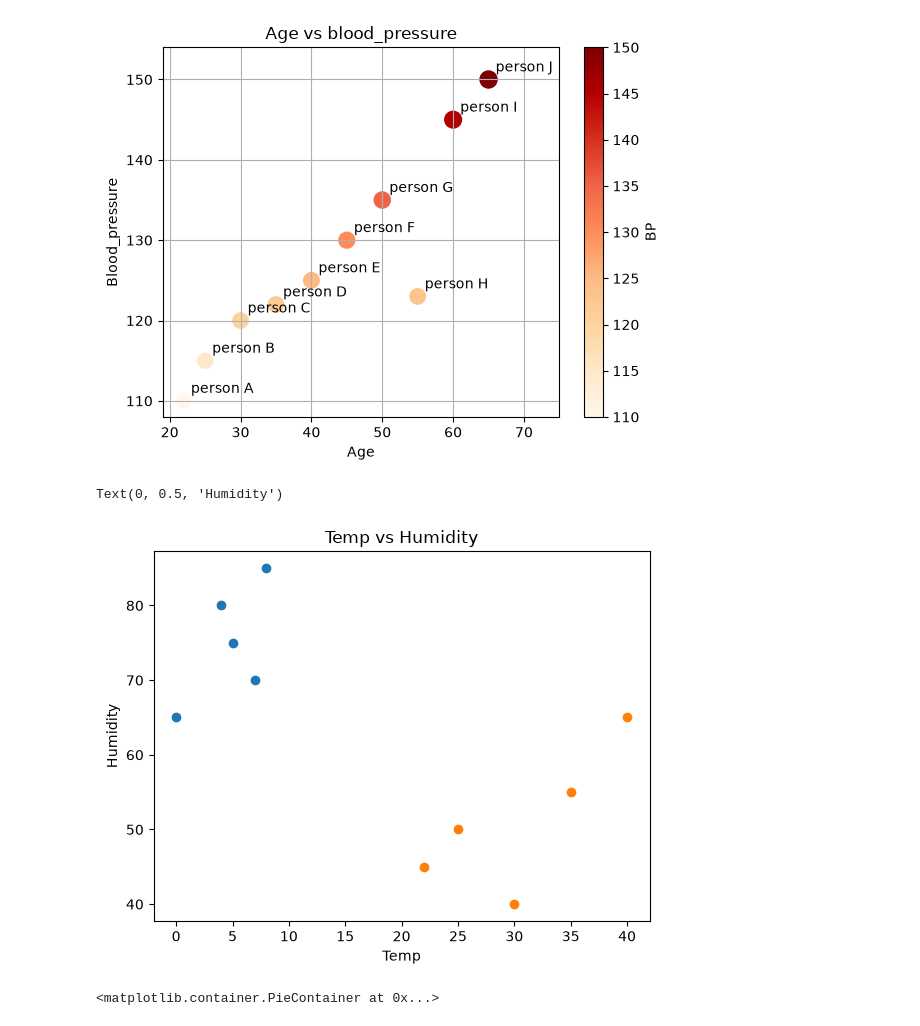
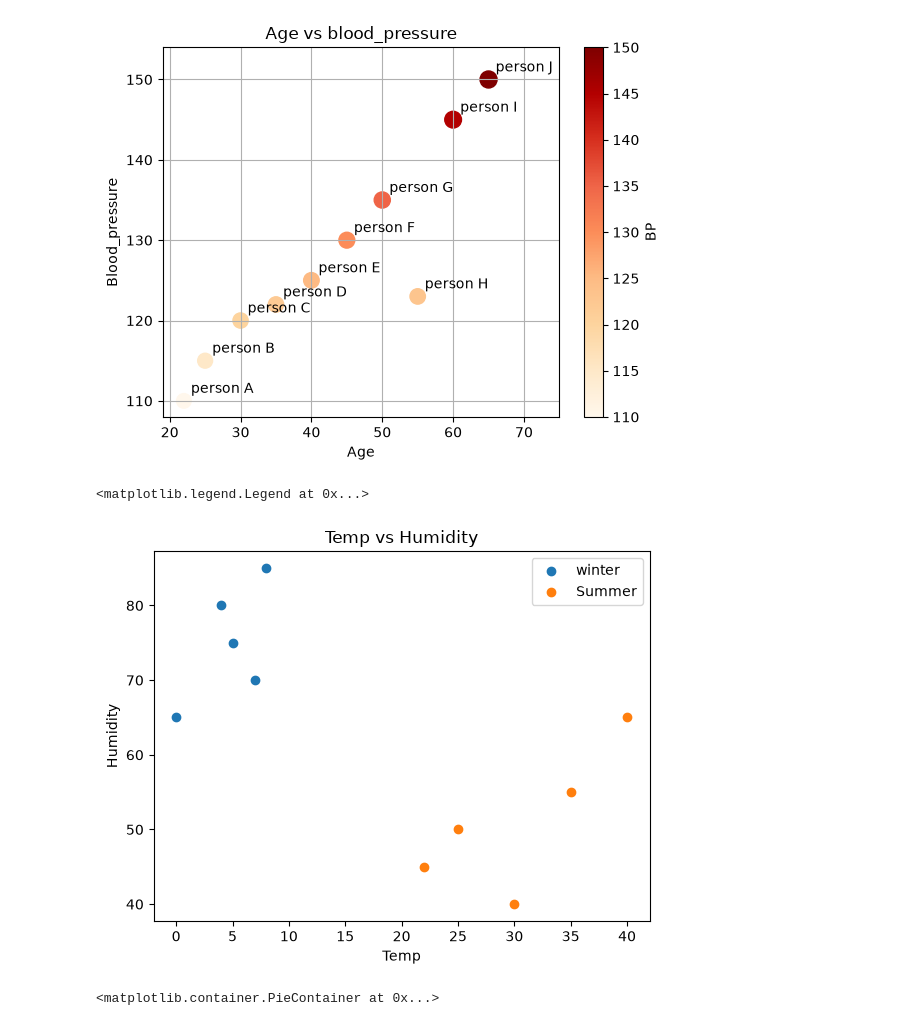
Before and after one commit to Nahin4200/AI-ML_learning_journey, a Jupyter notebook: matplotlib/matplotlib_01.ipynb, the cells around one changed output. Cells and saved outputs as stored; diff of their text form; code cells hidden in the pictures.

```diff
--- a/matplotlib/matplotlib_01.ipynb
+++ b/matplotlib/matplotlib_01.ipynb
@@ -165,21 +165,22 @@ plt.ylim(min(bp)-2, max(bp)+4)
 # %%
 city = ["city A", "city B", "city C", "city D", "city E"]
 
 # winter data
 W_temp =[4,5,7,8,0]
 W_humidity = [80,75,70,85,65]
 
 #summer data
 S_temp =[22,25,30,35,40]
 S_humidity = [45,50,40,55,65]
-plt.scatter(W_temp, W_humidity, label = "winter")
-plt.scatter(S_temp, S_humidity, label = "Summer")
+plt.scatter(W_temp, W_humidity, label= "winter")
+plt.scatter(S_temp, S_humidity, label="Summer")
 plt.title("Temp vs Humidity")
 plt.xlabel("Temp")
 plt.ylabel("Humidity")
+plt.legend()
 # %% [output]
-Text(0, 0.5, 'Humidity')
+<matplotlib.legend.Legend at 0x...>
-[figure, old version]
+[figure, new version]
 # %%
 expenses = ["salaries", "rent", "marketing", "R&D", "electricity"]
 amounts = [500,150,200,100,170]
```
Also changed, not shown: parts of 2 cells of this notebook.
